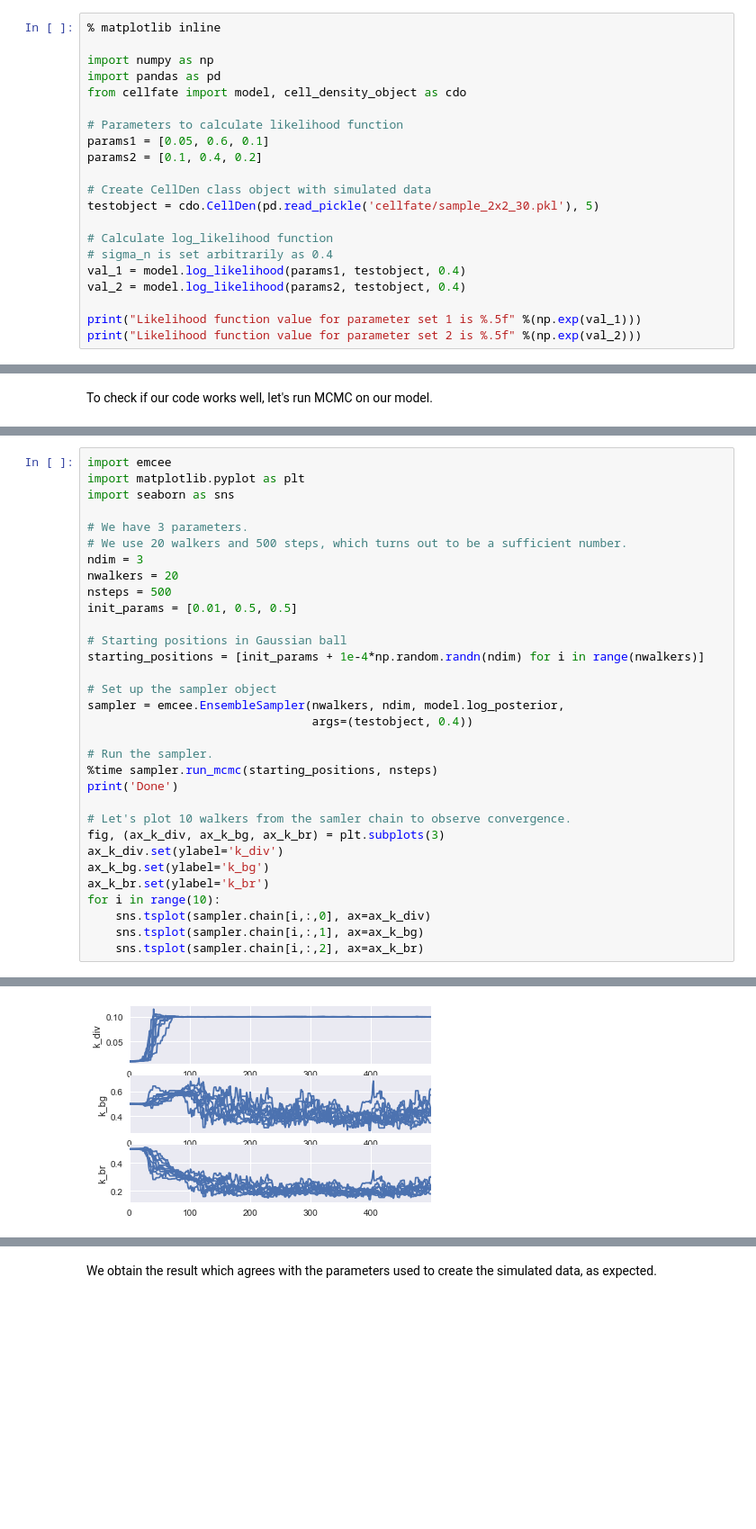
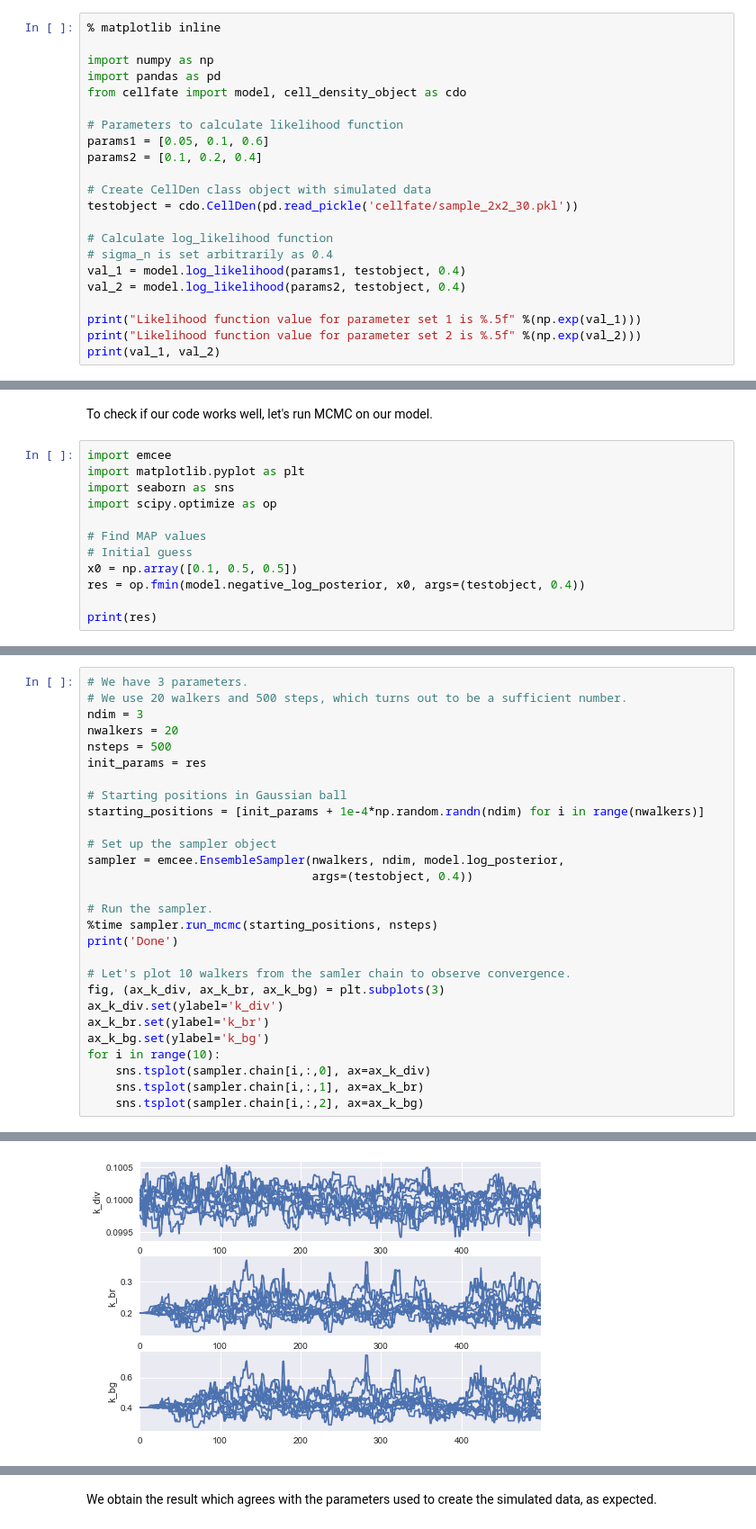
Before and after one commit to tessadgreen/cellfate, a Jupyter notebook: model.ipynb, the cells around one changed output, grey strips where cells are left out. Shown at 90% size. Cells and saved outputs as stored; diff of their text form; blank space fills up the shorter version.

Commit message:
model.ipynb update
Inference with the actual data.
It does not give desirable result though.

```diff
--- a/model.ipynb
+++ b/model.ipynb
@@ -103,11 +103,11 @@ import pandas as pd
 from cellfate import model, cell_density_object as cdo
 
 # Parameters to calculate likelihood function
-params1 = [0.05, 0.6, 0.1]
-params2 = [0.1, 0.4, 0.2]
+params1 = [0.05, 0.1, 0.6]
+params2 = [0.1, 0.2, 0.4]
 
 # Create CellDen class object with simulated data
-testobject = cdo.CellDen(pd.read_pickle('cellfate/sample_2x2_30.pkl'), 5)
+testobject = cdo.CellDen(pd.read_pickle('cellfate/sample_2x2_30.pkl'))
 
 # Calculate log_likelihood function
 # sigma_n is set arbitrarily as 0.4
@@ -116,6 +116,7 @@ val_2 = model.log_likelihood(params2, testobject, 0.4)
 
 print("Likelihood function value for parameter set 1 is %.5f" %(np.exp(val_1)))
 print("Likelihood function value for parameter set 2 is %.5f" %(np.exp(val_2)))
+print(val_1, val_2)
 # %% [output]
 Likelihood function value for parameter set 1 is 0.00000
 Likelihood function value for parameter set 2 is 0.38550
@@ -129,3 +131,15 @@ model.plotMap(model.diffeqSolve(params1, testobject), testobject.tot_time, 5)
 [figure]
 # %% [markdown]
 To check if our code works well, let's run MCMC on our model.
+# %%
+import emcee
+import matplotlib.pyplot as plt
+import seaborn as sns
+import scipy.optimize as op
+
+# Find MAP values
+# Initial guess
+x0 = np.array([0.1, 0.5, 0.5])
+res = op.fmin(model.negative_log_posterior, x0, args=(testobject, 0.4))
+
+print(res)
@@ -132,14 +152,10 @@ To check if our code works well, let's run MCMC on our model.
 # %%
-import emcee
-import matplotlib.pyplot as plt
-import seaborn as sns
-
 # We have 3 parameters.
 # We use 20 walkers and 500 steps, which turns out to be a sufficient number.
 ndim = 3
 nwalkers = 20
 nsteps = 500
-init_params = [0.01, 0.5, 0.5]
+init_params = res
 
 # Starting positions in Gaussian ball
 starting_positions = [init_params + 1e-4*np.random.randn(ndim) for i in range(nwalkers)]
@@ -153,12 +169,12 @@ sampler = emcee.EnsembleSampler(nwalkers, ndim, model.log_posterior,
 print('Done')
 
 # Let's plot 10 walkers from the samler chain to observe convergence.
-fig, (ax_k_div, ax_k_bg, ax_k_br) = plt.subplots(3)
+fig, (ax_k_div, ax_k_br, ax_k_bg) = plt.subplots(3)
 ax_k_div.set(ylabel='k_div')
+ax_k_br.set(ylabel='k_br')
 ax_k_bg.set(ylabel='k_bg')
-ax_k_br.set(ylabel='k_br')
 for i in range(10):
     sns.tsplot(sampler.chain[i,:,0], ax=ax_k_div)
-    sns.tsplot(sampler.chain[i,:,1], ax=ax_k_bg)
-    sns.tsplot(sampler.chain[i,:,2], ax=ax_k_br)
+    sns.tsplot(sampler.chain[i,:,1], ax=ax_k_br)
+    sns.tsplot(sampler.chain[i,:,2], ax=ax_k_bg)
 # %% [output]
@@ -167,5 +183,5 @@ Wall time: 25 s
 Done
-[figure, old version]
+[figure, new version]
 # %%
 # Since V_b converges around 300, let's set burnin time as 300 steps.
 samples = sampler.chain[:,300:,:]
```
Also changed, not shown: parts of 11 cells of this notebook.
